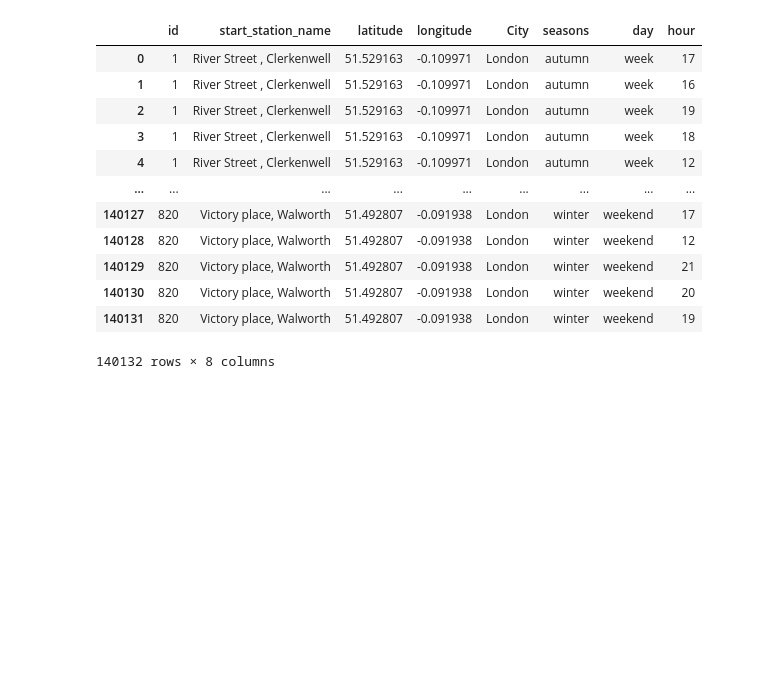
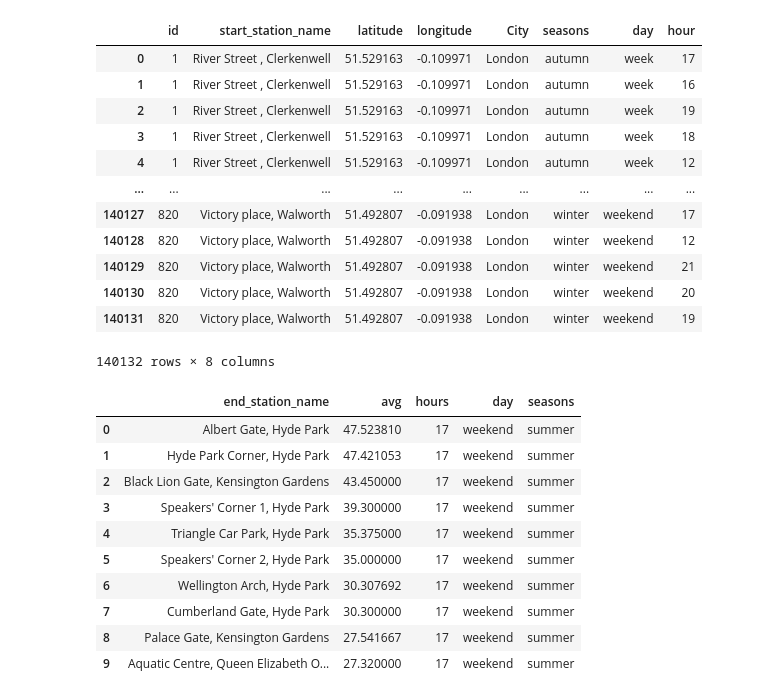
Before and after one commit to andrembiel/data_project, a Jupyter notebook: Santander bikes .ipynb, the cells around one changed output. Drawn from its saved outputs; the diff is of its cells as text; code cells hidden in the pictures; blank space fills up the shorter version.

```diff
--- a/Santander bikes .ipynb
+++ b/Santander bikes .ipynb
@@ -610,3 +605,17 @@ result
 | 140130 | 820 | Victory place, Walworth | 51.492807 | -0.091938 | London | winter | weekend | 20 |
 | 140131 | 820 | Victory place, Walworth | 51.492807 | -0.091938 | London | winter | weekend | 19 |
 140132 rows × 8 columns
+# %%
+result.head(10)
+# %% [output]
+|  | end_station_name | avg | hours | day | seasons |
+| 0 | Albert Gate, Hyde Park | 47.523810 | 17 | weekend | summer |
+| 1 | Hyde Park Corner, Hyde Park | 47.421053 | 17 | weekend | summer |
+| 2 | Black Lion Gate, Kensington Gardens | 43.450000 | 17 | weekend | summer |
+| 3 | Speakers' Corner 1, Hyde Park | 39.300000 | 17 | weekend | summer |
+| 4 | Triangle Car Park, Hyde Park | 35.375000 | 17 | weekend | summer |
+| 5 | Speakers' Corner 2, Hyde Park | 35.000000 | 17 | weekend | summer |
+| 6 | Wellington Arch, Hyde Park | 30.307692 | 17 | weekend | summer |
+| 7 | Cumberland Gate, Hyde Park | 30.300000 | 17 | weekend | summer |
+| 8 | Palace Gate, Kensington Gardens | 27.541667 | 17 | weekend | summer |
+| 9 | Aquatic Centre, Queen Elizabeth O... | 27.320000 | 17 | weekend | summer |
```
Also changed, not shown: parts of 7 cells of this notebook.
